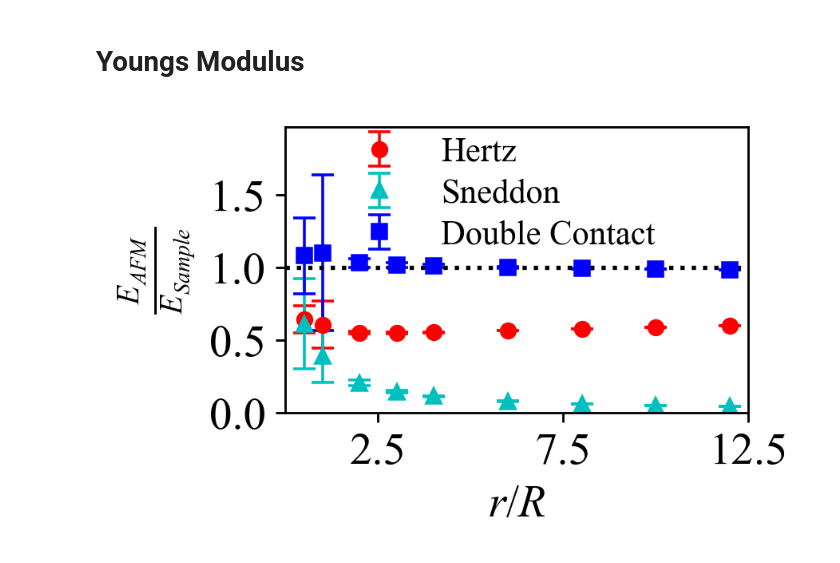
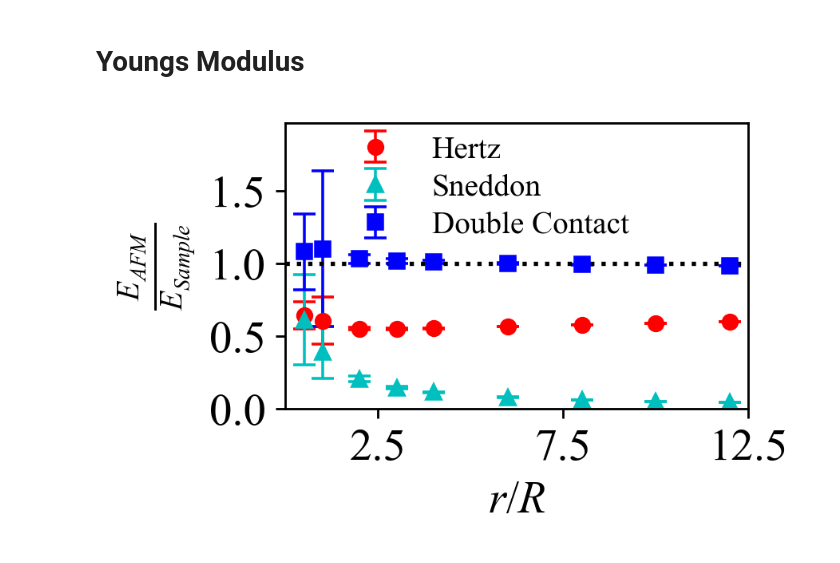
Before and after one commit to Joshua-Giblin-Burnham/ABAQUSAFMSimulations, a Jupyter notebook: ABAQUS Notebook Simulations/axisymmetric/AFM Abaqus Code Test Capped Indentor - Sphere Axisymmetric.ipynb, the cells around one changed output. Drawn from its saved outputs; the diff is of its cells as text; code cells hidden in the pictures.

```diff
--- a/ABAQUS Notebook Simulations/axisymmetric/AFM Abaqus Code Test Capped Indentor - Sphere Axisymmetric.ipynb
+++ b/ABAQUS Notebook Simulations/axisymmetric/AFM Abaqus Code Test Capped Indentor - Sphere Axisymmetric.ipynb
@@ -696,27 +696,27 @@ plt.show()
 # %%
 # --------------------------------------------------Plot 1-----------------------------------------------------
 fig, ax = plt.subplots(1,1, figsize=(linewidth/2, 1/1.61*linewidth/2))
 
 ax.errorbar(spheres/R_indentor, E_hertz/E,   yerr=err_hertz/E,   fmt='o', color = 'r', lw = 1, ms = 5, capsize=4, label = 'Hertz' )
 ax.errorbar(spheres/R_indentor, E_Sneddon/E, yerr=err_Sneddon/E, fmt='^', color = 'c', lw = 1, ms = 5, capsize=4, label = 'Sneddon' )
 ax.errorbar(spheres/R_indentor, E_double/E,  yerr=err_double/E,  fmt='s', color = 'b', lw = 1, ms = 5, capsize=4, label = 'Double Contact' )
 ax.hlines(1, 0, ax.get_xlim()[1], ls = ':', color = 'k')
 
 ax.set_xlabel(r'$r/R$')
 ax.set_ylabel(r'$\frac{E_{AFM}}{E_{Sample}}$')
 ax.set_xlim([0, ax.get_xlim()[1]])
 ax.set_ylim([0, ax.get_ylim()[1]+0.25])
-ax.legend(frameon=False, ncol=1, loc = [0.1, 0.52], labelspacing=0.3, columnspacing=-0.4, fontsize=12)
+ax.legend(frameon=False, ncol=1, loc = [0.1, 0.55], labelspacing=0.3, columnspacing=-0.4, fontsize=11)
 
 plt.gca().xaxis.set_major_locator(MaxNLocator(prune='lower'))
 plt.locator_params(axis='x', nbins=6)
 plt.locator_params(axis='y', nbins=4)
 
 ax.set_xlim([0, 12.5])
 ax.set_xticks([2.5,7.5,12.5])
 
 
 fig.savefig('/mnt/c/Users/Joshg/Downloads/Manuscript_Figures/Capped-Sphere-Youngs_Modulus.pdf', bbox_inches = 'tight', transparent=True)
 plt.show()
 # %% [output]
-[figure, old version]
+[figure, new version]
```
Also changed, not shown: parts of 1 cell of this notebook.
